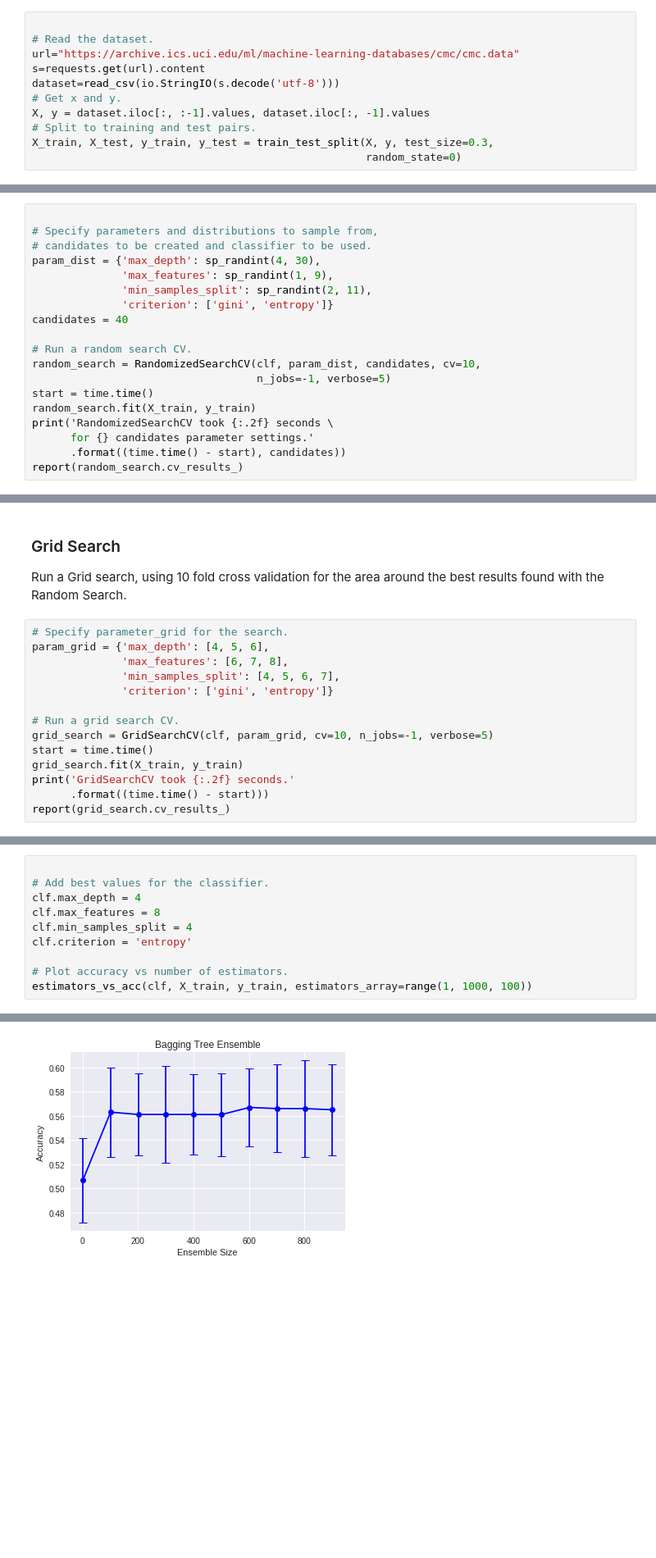
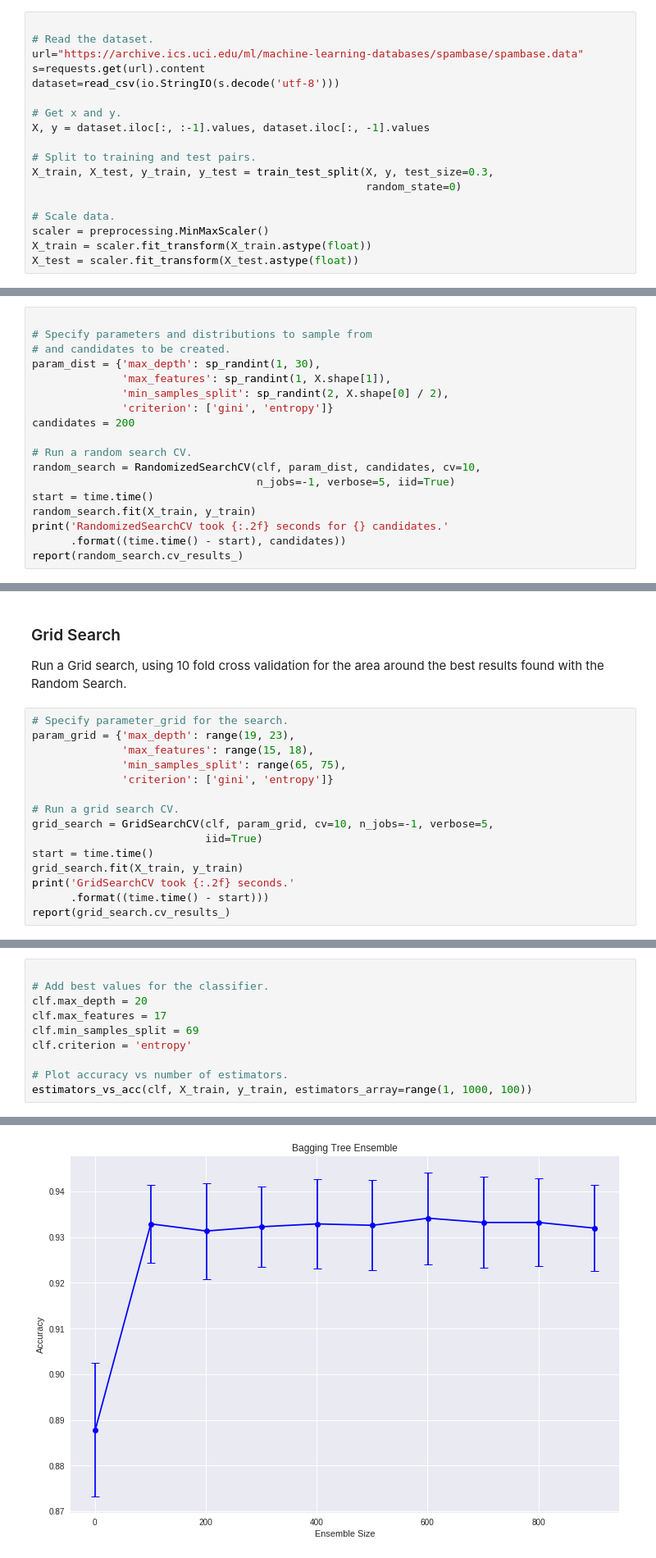
Before and after one commit to Adamantios/Ensembles-CSL-Imb_Learning-Models_Comparison, a Jupyter notebook: PartA.ipynb, the cells around one changed output, grey strips where cells are left out. Shown at 82% size. Drawn from its saved outputs; the diff is of its cells as text; blank space fills up the shorter version.

```diff
--- a/PartA.ipynb
+++ b/PartA.ipynb
@@ -158,14 +180,21 @@ def plot_accuracy_stacking(label_list,clfs,x_data,y_data):
 # %%
 
 # Read the dataset.
-url="https://archive.ics.uci.edu/ml/machine-learning-databases/cmc/cmc.data"
+url="https://archive.ics.uci.edu/ml/machine-learning-databases/spambase/spambase.data"
 s=requests.get(url).content
 dataset=read_csv(io.StringIO(s.decode('utf-8')))
+
 # Get x and y.
 X, y = dataset.iloc[:, :-1].values, dataset.iloc[:, -1].values
+
 # Split to training and test pairs.
 X_train, X_test, y_train, y_test = train_test_split(X, y, test_size=0.3,
                                                     random_state=0)
+
+# Scale data.
+scaler = preprocessing.MinMaxScaler()
+X_train = scaler.fit_transform(X_train.astype(float))
+X_test = scaler.fit_transform(X_test.astype(float))
 # %% [markdown]
 ## Bagging
 # %%
@@ -176,21 +205,20 @@ clf = DecisionTreeClassifier(random_state=0)
 Run a Random Search using 10 fold cross validation, for the classifier which will be used in the bagging.
 # %%
 
-# Specify parameters and distributions to sample from,
-# candidates to be created and classifier to be used.
-param_dist = {'max_depth': sp_randint(4, 30),
-              'max_features': sp_randint(1, 9),
-              'min_samples_split': sp_randint(2, 11),
+# Specify parameters and distributions to sample from
+# and candidates to be created.
+param_dist = {'max_depth': sp_randint(1, 30),
+              'max_features': sp_randint(1, X.shape[1]),
+              'min_samples_split': sp_randint(2, X.shape[0] / 2),
               'criterion': ['gini', 'entropy']}
-candidates = 40
+candidates = 200
 
 # Run a random search CV.
 random_search = RandomizedSearchCV(clf, param_dist, candidates, cv=10,
-                                   n_jobs=-1, verbose=5)
+                                   n_jobs=-1, verbose=5, iid=True)
 start = time.time()
 random_search.fit(X_train, y_train)
-print('RandomizedSearchCV took {:.2f} seconds \
-      for {} candidates parameter settings.'
+print('RandomizedSearchCV took {:.2f} seconds for {} candidates.'
       .format((time.time() - start), candidates))
 report(random_search.cv_results_)
 # %% [output]
@@ -215,13 +244,14 @@ Parameters: {'criterion': 'gini', 'max_depth': 27, 'max_features': 8, 'min_sampl
 Run a Grid search, using 10 fold cross validation for the area around the best results found with the Random Search.
 # %%
 # Specify parameter_grid for the search.
-param_grid = {'max_depth': [4, 5, 6],
-              'max_features': [6, 7, 8],
-              'min_samples_split': [4, 5, 6, 7],
+param_grid = {'max_depth': range(19, 23),
+              'max_features': range(15, 18),
+              'min_samples_split': range(65, 75),
               'criterion': ['gini', 'entropy']}
 
 # Run a grid search CV.
-grid_search = GridSearchCV(clf, param_grid, cv=10, n_jobs=-1, verbose=5)
+grid_search = GridSearchCV(clf, param_grid, cv=10, n_jobs=-1, verbose=5,
+                           iid=True)
 start = time.time()
 grid_search.fit(X_train, y_train)
 print('GridSearchCV took {:.2f} seconds.'
@@ -258,9 +285,9 @@ We are using a 10 fold cross validation method, in order to visualize the best n
 # %%
 
 # Add best values for the classifier.
-clf.max_depth = 4
-clf.max_features = 8
-clf.min_samples_split = 4
+clf.max_depth = 20
+clf.max_features = 17
+clf.min_samples_split = 69
 clf.criterion = 'entropy'
 
 # Plot accuracy vs number of estimators.
@@ -289,3 +316,3 @@ estimators_vs_acc(clf, X_train, y_train, estimators_array=range(1, 1000, 100))
-[figure, old version]
+[figure, new version]
 # %% [markdown]
 ### Predict
```
Also changed, not shown: parts of 391 cells of this notebook.
